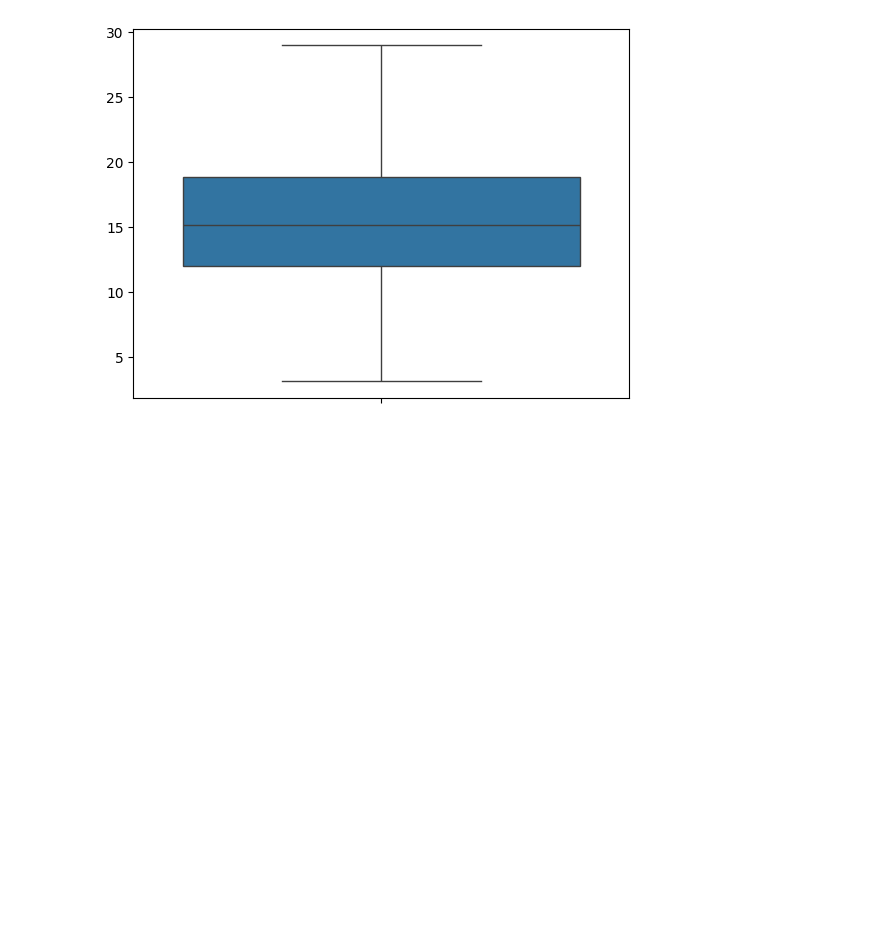
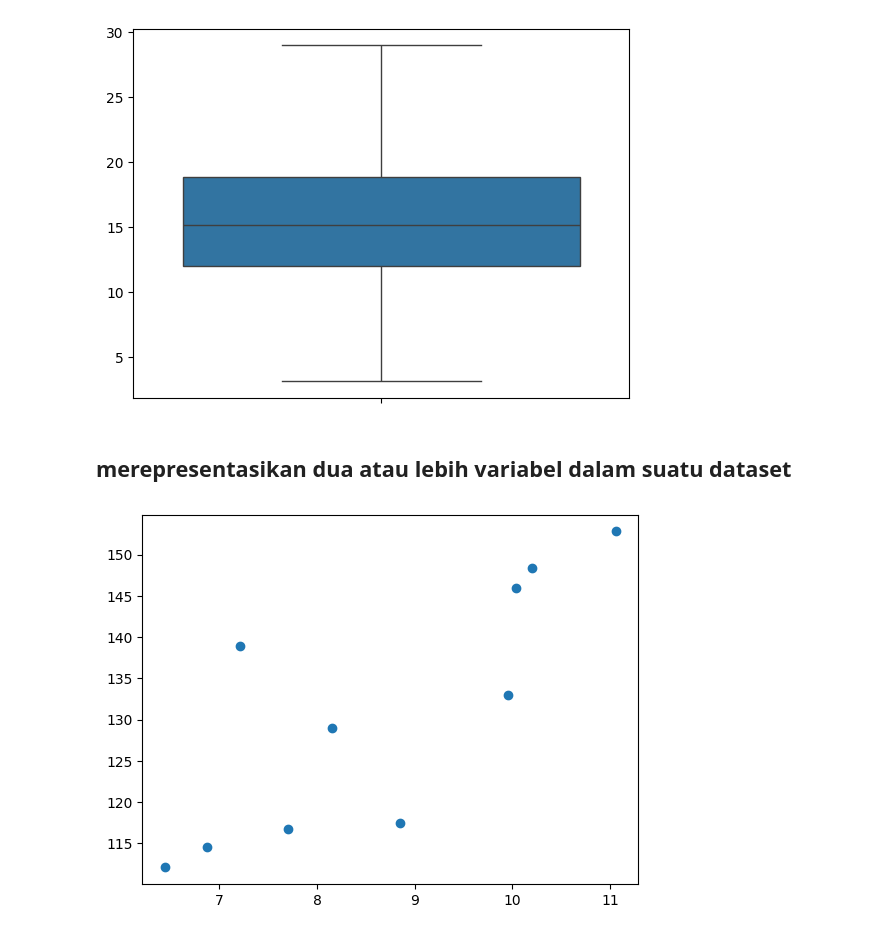
Before and after one commit to zhavei/proyek_analisis_data, a Jupyter notebook: data_visualization.ipynb, the cells around one changed output. Drawn from its saved outputs; the diff is of its cells as text; code cells hidden in the pictures; blank space fills up the shorter version.

Commit message:
data visualization

```diff
--- a/data_visualization.ipynb
+++ b/data_visualization.ipynb
@@ -94,3 +94,20 @@ sns.boxplot(x)
 plt.show()
 # %% [output]
 [figure]
+# %% [markdown]
+## merepresentasikan dua atau lebih variabel dalam suatu dataset
+# %%
+''' scatter plot. Ia merupakan bentuk visualisasi data yang digunakan untuk melihat hubungan antara dua atau lebih variabel data kuantitatif.
+Pada scatter plot sumbu X, Y, atau Z digunakan untuk menampung nilai dari setiap variabel yang akan divisualkan.'''
+
+import matplotlib.pyplot as plt
+
+lemon_diameter = [6.44, 6.87, 7.7, 8.85, 8.15,
+                  9.96, 7.21, 10.04, 10.2, 11.06]
+lemon_weight = [112.05, 114.58, 116.71, 117.4, 128.93,
+                132.93, 138.92, 145.98, 148.44, 152.81]
+
+plt.scatter(x=lemon_diameter, y=lemon_weight)
+plt.show()
+# %% [output]
+[figure, added]
```
Also changed, not shown: parts of 9 cells of this notebook.
